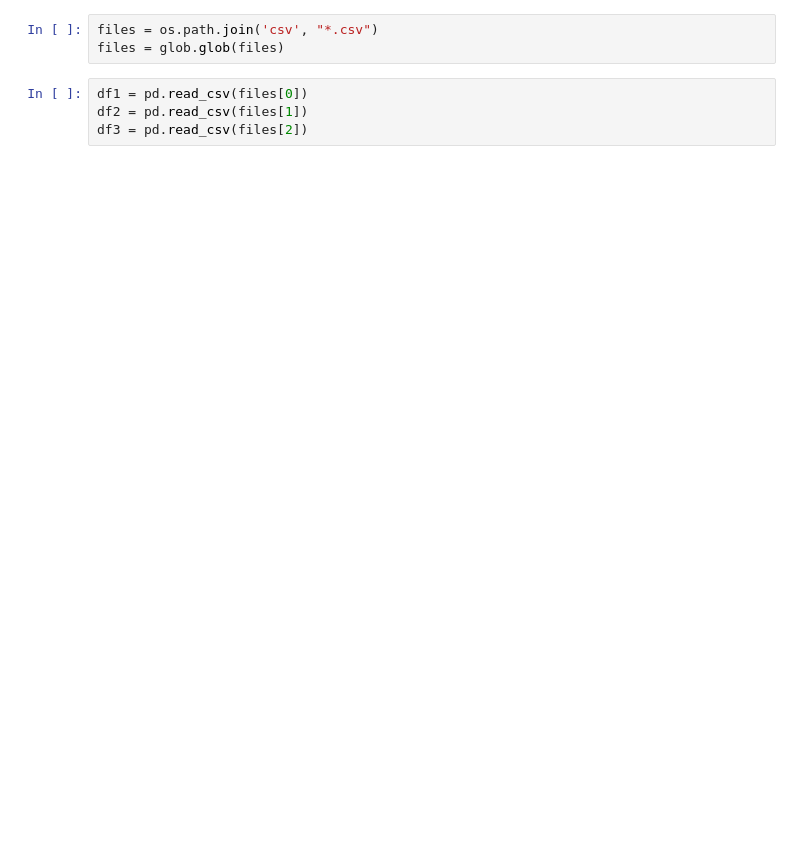
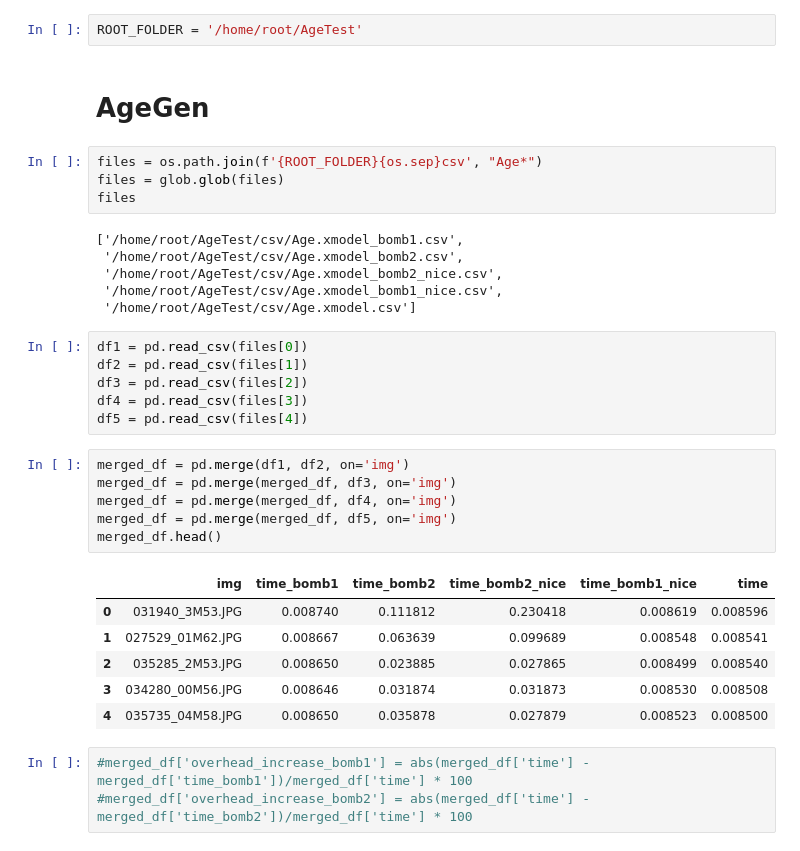
Before and after one commit to MatteoFasulo/Versal-C-Code, a Jupyter notebook: code/notebook.ipynb, the cells around one changed output. Drawn from its saved outputs; the diff is of its cells as text; blank space fills up the shorter version.

```diff
--- a/code/notebook.ipynb
+++ b/code/notebook.ipynb
@@ -7,7 +21,36 @@ import seaborn as sns
+# %%
+ROOT_FOLDER = '/home/root/AgeTest'
+# %% [markdown]
+# AgeGen
 # %%
-files = os.path.join('csv', "*.csv")
+files = os.path.join(f'{ROOT_FOLDER}{os.sep}csv', "Age*")
 files = glob.glob(files)
+files
+# %% [output]
+['/home/root/AgeTest/csv/Age.xmodel_bomb1.csv',
+ '/home/root/AgeTest/csv/Age.xmodel_bomb2.csv',
+ '/home/root/AgeTest/csv/Age.xmodel_bomb2_nice.csv',
+ '/home/root/AgeTest/csv/Age.xmodel_bomb1_nice.csv',
+ '/home/root/AgeTest/csv/Age.xmodel.csv']
 # %%
 df1 = pd.read_csv(files[0])
 df2 = pd.read_csv(files[1])
 df3 = pd.read_csv(files[2])
+df4 = pd.read_csv(files[3])
+df5 = pd.read_csv(files[4])
+# %%
+merged_df = pd.merge(df1, df2, on='img')
+merged_df = pd.merge(merged_df, df3, on='img')
+merged_df = pd.merge(merged_df, df4, on='img')
+merged_df = pd.merge(merged_df, df5, on='img')
+merged_df.head()
+# %% [output]
+|  | img | time_bomb1 | time_bomb2 | time_bomb2_nice | time_bomb1_nice | time |
+| 0 | 031940_3M53.JPG | 0.008740 | 0.111812 | 0.230418 | 0.008619 | 0.008596 |
+| 1 | 027529_01M62.JPG | 0.008667 | 0.063639 | 0.099689 | 0.008548 | 0.008541 |
+| 2 | 035285_2M53.JPG | 0.008650 | 0.023885 | 0.027865 | 0.008499 | 0.008540 |
+| 3 | 034280_00M56.JPG | 0.008646 | 0.031874 | 0.031873 | 0.008530 | 0.008508 |
+| 4 | 035735_04M58.JPG | 0.008650 | 0.035878 | 0.027879 | 0.008523 | 0.008500 |
+# %%
+#merged_df['overhead_increase_bomb1'] = abs(merged_df['time'] - merged_df['time_bomb1'])/merged_df['time'] * 100
+#merged_df['overhead_increase_bomb2'] = abs(merged_df['time'] - merged_df['time_bomb2'])/merged_df['time'] * 100
```
Also changed, not shown: parts of 19 cells of this notebook, 16 other files.
